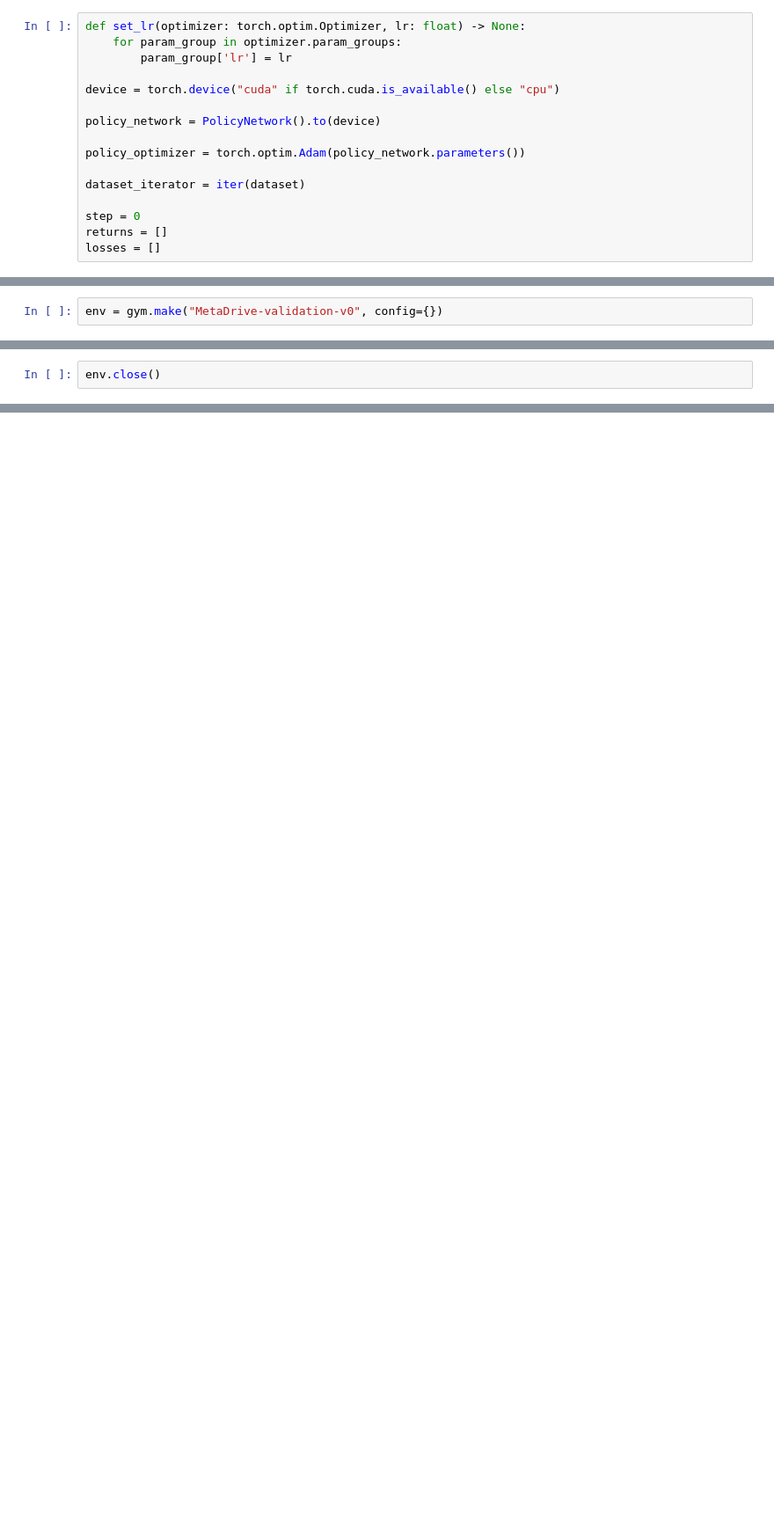
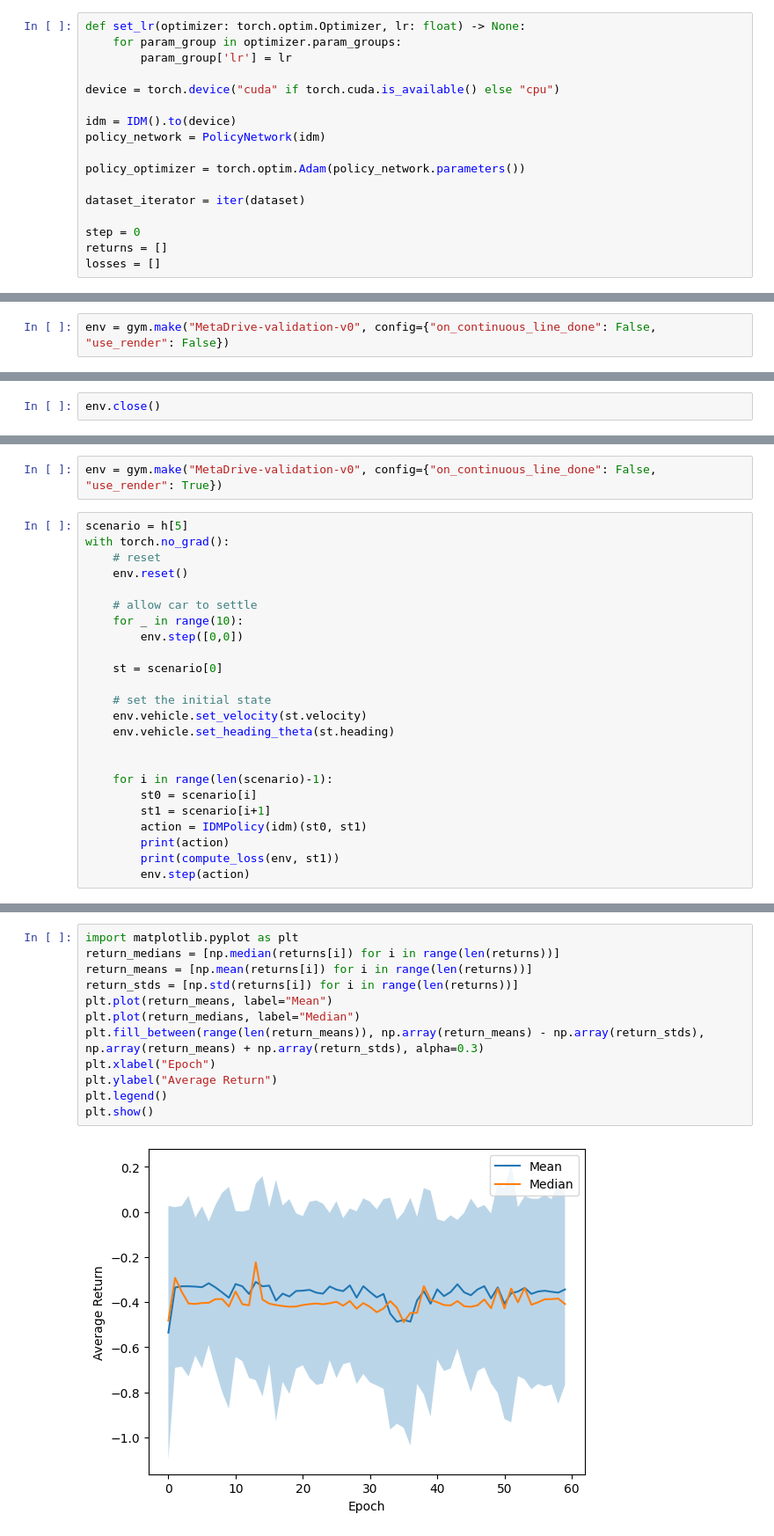
Before and after one commit to pimpale/metadrive-offline-rl-benchmark, a Jupyter notebook: waymo-idm.ipynb, the cells around one changed output, grey strips where cells are left out. Shown: that part at 88% size. Saved outputs shown, nothing was run; the diff lists cells and outputs as text; blank space fills up the shorter version.

```diff
--- a/waymo-idm.ipynb
+++ b/waymo-idm.ipynb
@@ -263,7 +304,8 @@ def set_lr(optimizer: torch.optim.Optimizer, lr: float) -> None:
 
 device = torch.device("cuda" if torch.cuda.is_available() else "cpu")
 
-policy_network = PolicyNetwork().to(device)
+idm = IDM().to(device)
+policy_network = PolicyNetwork(idm)
 
 policy_optimizer = torch.optim.Adam(policy_network.parameters())
 
@@ -275,5 +323,5 @@ losses = []
 # %%
-env = gym.make("MetaDrive-validation-v0", config={})
+env = gym.make("MetaDrive-validation-v0", config={"on_continuous_line_done": False, "use_render": False})
 # %%
 # train idm model using metadrive as the ground truth
 set_lr(policy_optimizer, 1e-4)
@@ -319,0 +380,26 @@ env.close()
+# %%
+env = gym.make("MetaDrive-validation-v0", config={"on_continuous_line_done": False, "use_render": True})
+# %%
+scenario = h[5]
+with torch.no_grad():
+    # reset
+    env.reset()
+
+    # allow car to settle
+    for _ in range(10):
+        env.step([0,0])
+
+    st = scenario[0]
+
+    # set the initial state
+    env.vehicle.set_velocity(st.velocity)
+    env.vehicle.set_heading_theta(st.heading)
+
+
+    for i in range(len(scenario)-1):
+        st0 = scenario[i]
+        st1 = scenario[i+1]
+        action = IDMPolicy(idm)(st0, st1)
+        print(action)
+        print(compute_loss(env, st1))
+        env.step(action)
@@ -319,0 +424,14 @@ env.close()
+# %%
+import matplotlib.pyplot as plt
+return_medians = [np.median(returns[i]) for i in range(len(returns))]
+return_means = [np.mean(returns[i]) for i in range(len(returns))]
+return_stds = [np.std(returns[i]) for i in range(len(returns))]
+plt.plot(return_means, label="Mean")
+plt.plot(return_medians, label="Median")
+plt.fill_between(range(len(return_means)), np.array(return_means) - np.array(return_stds), np.array(return_means) + np.array(return_stds), alpha=0.3)
+plt.xlabel("Epoch")
+plt.ylabel("Average Return")
+plt.legend()
+plt.show()
+# %% [output]
+[figure, added]
```
Also changed, not shown: parts of 14 cells of this notebook, 1 other file.
